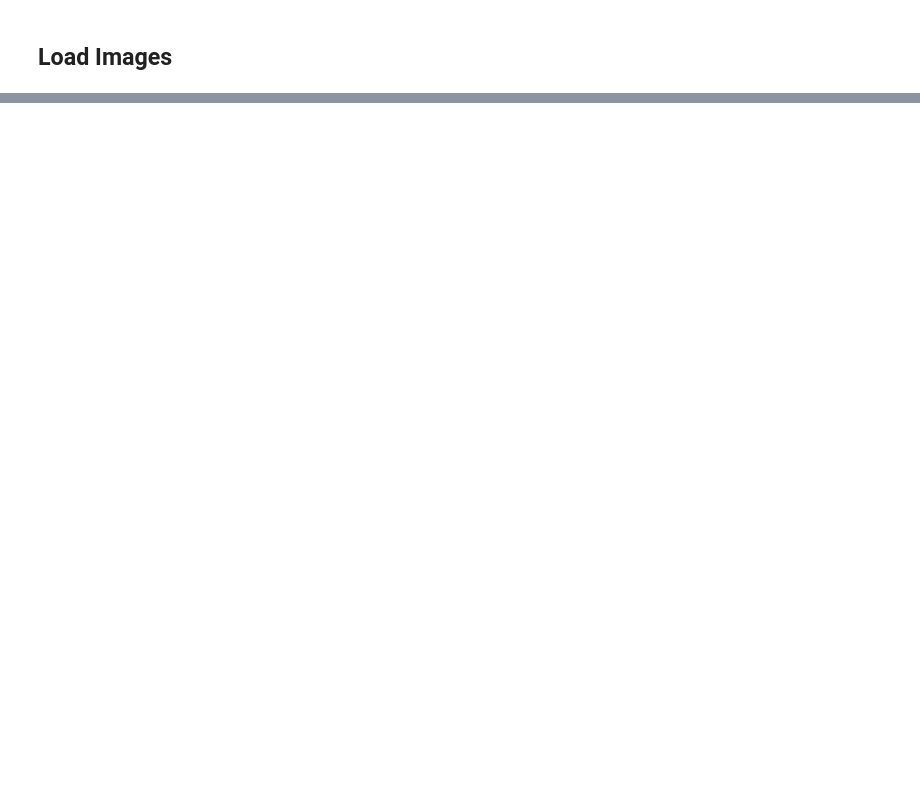
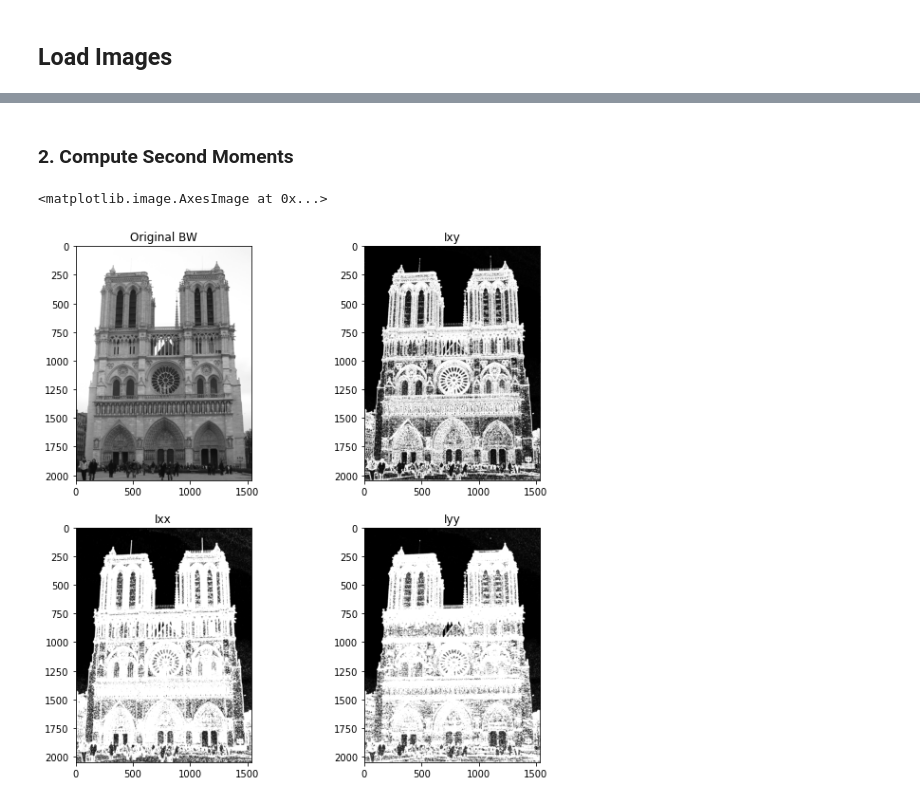
Before and after one commit to jacksonwydra/feature_detection, a Jupyter notebook: feature_detection.ipynb, the cells around one changed output, grey strips where cells are left out. Drawn from its saved outputs; the diff is of its cells as text; code cells hidden in the pictures; blank space fills up the shorter version.

```diff
--- a/feature_detection.ipynb
+++ b/feature_detection.ipynb
@@ -30,0 +62,26 @@ plt.imshow(img2_bw, cmap='gray')
+# %% [markdown]
+### 2. Compute Second Moments
+# %%
+from src.harris_corner import second_moments
+
+Ixx, Iyy, Ixy = second_moments(Ix, Iy)
+Ixx_img = cv2.convertScaleAbs(Ixx)
+Iyy_img = cv2.convertScaleAbs(Iyy)
+Ixy_img = cv2.convertScaleAbs(Ixy)
+
+plt.figure(figsize=(10,10))
+plt.subplot(2,2,1)
+plt.title('Original BW')
+plt.imshow(img1_bw, cmap='gray')
+plt.subplot(2,2,2)
+plt.title('Ixy')
+plt.imshow(Ixy_img, cmap='gray')
+plt.subplot(2,2,3)
+plt.title('Ixx')
+plt.imshow(Ixx_img, cmap='gray')
+plt.subplot(2,2,4)
+plt.title('Iyy')
+plt.imshow(Iyy_img, cmap='gray')
+# %% [output]
+<matplotlib.image.AxesImage at 0x...>
+[figure, added]
```
Also changed, not shown: parts of 11 cells of this notebook, 2 other files.
